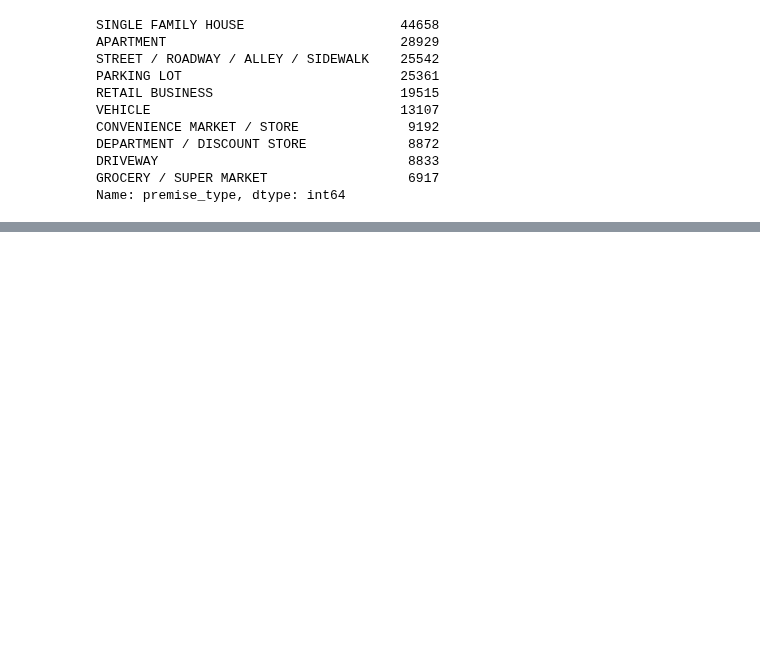
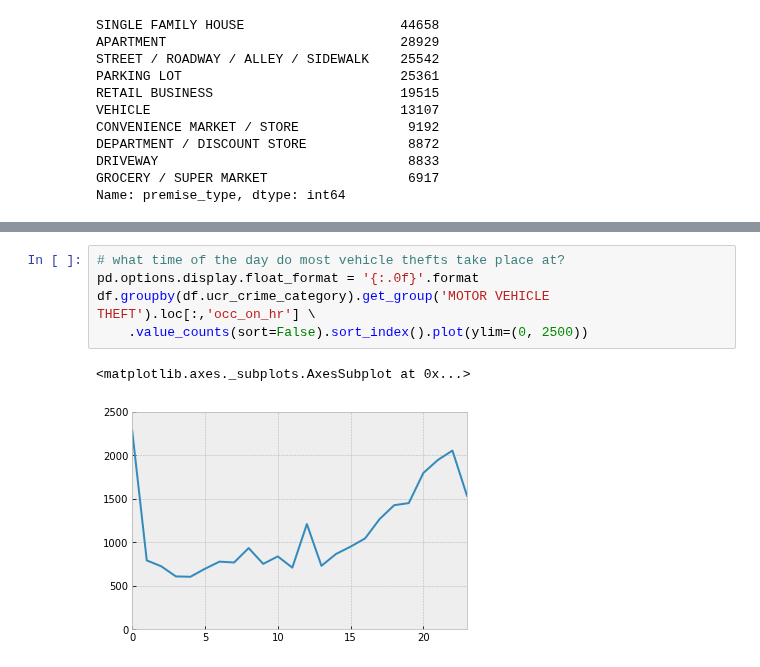
Before and after one commit to mrkjhsn/Thinkful-Exercises, a Jupyter notebook: capstone_2/capstone_2.ipynb, the cells around one changed output, grey strips where cells are left out. Cells and saved outputs as stored; diff of their text form; blank space fills up the shorter version.

```diff
--- a/capstone_2/capstone_2.ipynb
+++ b/capstone_2/capstone_2.ipynb
@@ -174,0 +165,8 @@ Name: premise_type, dtype: int64
+# %%
+# what time of the day do most vehicle thefts take place at?
+pd.options.display.float_format = '{:.0f}'.format
+df.groupby(df.ucr_crime_category).get_group('MOTOR VEHICLE THEFT').loc[:,'occ_on_hr'] \
+    .value_counts(sort=False).sort_index().plot(ylim=(0, 2500))
+# %% [output]
+<matplotlib.axes._subplots.AxesSubplot at 0x...>
+[figure, added]
```
Also changed, not shown: parts of 17 cells of this notebook.
